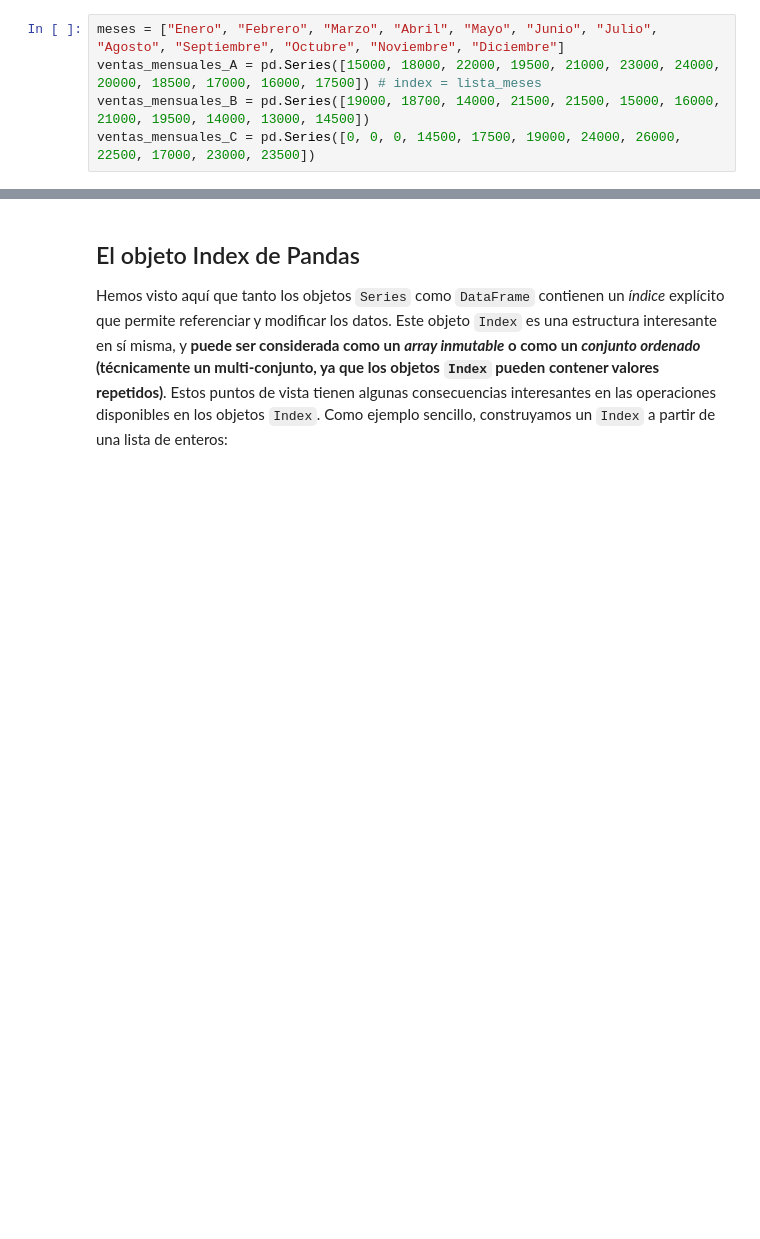
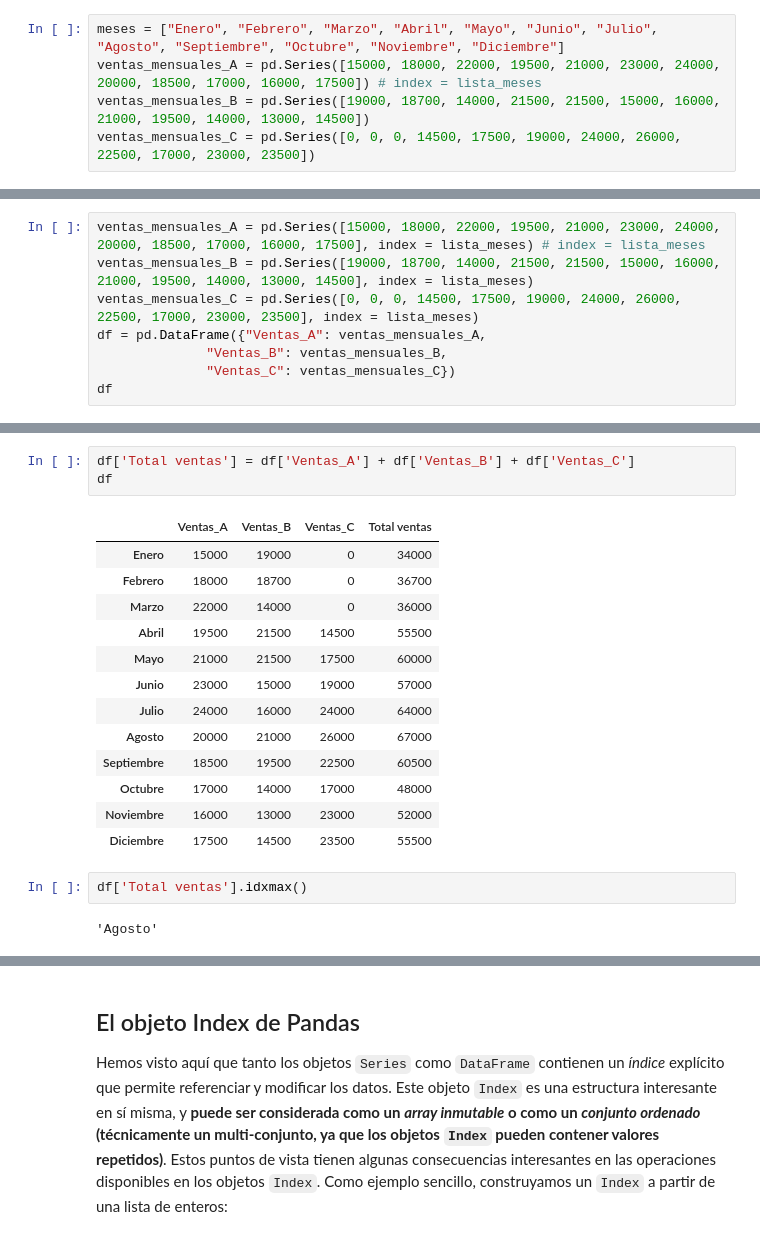
Before and after one commit to MNievas12/2411_dsft_thebridge, a Jupyter notebook: 2-Data-Analysis/2-Pandas/Teoría/1_Intro_Pandas.ipynb, the cells around one changed output, grey strips where cells are left out. Saved outputs shown, nothing was run; the diff lists cells and outputs as text; blank space fills up the shorter version.

```diff
--- a/2-Data-Analysis/2-Pandas/Teoría/1_Intro_Pandas.ipynb
+++ b/2-Data-Analysis/2-Pandas/Teoría/1_Intro_Pandas.ipynb
@@ -522,0 +673,8 @@ ventas_mensuales_C = pd.Series([0, 0, 0, 14500, 17500, 19000, 24000, 26000, 2250
+# %%
+ventas_mensuales_A = pd.Series([15000, 18000, 22000, 19500, 21000, 23000, 24000, 20000, 18500, 17000, 16000, 17500], index = lista_meses) # index = lista_meses
+ventas_mensuales_B = pd.Series([19000, 18700, 14000, 21500, 21500, 15000, 16000, 21000, 19500, 14000, 13000, 14500], index = lista_meses)
+ventas_mensuales_C = pd.Series([0, 0, 0, 14500, 17500, 19000, 24000, 26000, 22500, 17000, 23000, 23500], index = lista_meses)
+df = pd.DataFrame({"Ventas_A": ventas_mensuales_A,
+              "Ventas_B": ventas_mensuales_B,
+              "Ventas_C": ventas_mensuales_C})
+df
@@ -522,0 +790,21 @@ ventas_mensuales_C = pd.Series([0, 0, 0, 14500, 17500, 19000, 24000, 26000, 2250
+# %%
+df['Total ventas'] = df['Ventas_A'] + df['Ventas_B'] + df['Ventas_C']
+df
+# %% [output]
+|  | Ventas_A | Ventas_B | Ventas_C | Total ventas |
+| Enero | 15000 | 19000 | 0 | 34000 |
+| Febrero | 18000 | 18700 | 0 | 36700 |
+| Marzo | 22000 | 14000 | 0 | 36000 |
+| Abril | 19500 | 21500 | 14500 | 55500 |
+| Mayo | 21000 | 21500 | 17500 | 60000 |
+| Junio | 23000 | 15000 | 19000 | 57000 |
+| Julio | 24000 | 16000 | 24000 | 64000 |
+| Agosto | 20000 | 21000 | 26000 | 67000 |
+| Septiembre | 18500 | 19500 | 22500 | 60500 |
+| Octubre | 17000 | 14000 | 17000 | 48000 |
+| Noviembre | 16000 | 13000 | 23000 | 52000 |
+| Diciembre | 17500 | 14500 | 23500 | 55500 |
+# %%
+df['Total ventas'].idxmax()
+# %% [output]
+'Agosto'
```
Also changed, not shown: parts of 34 cells of this notebook.
